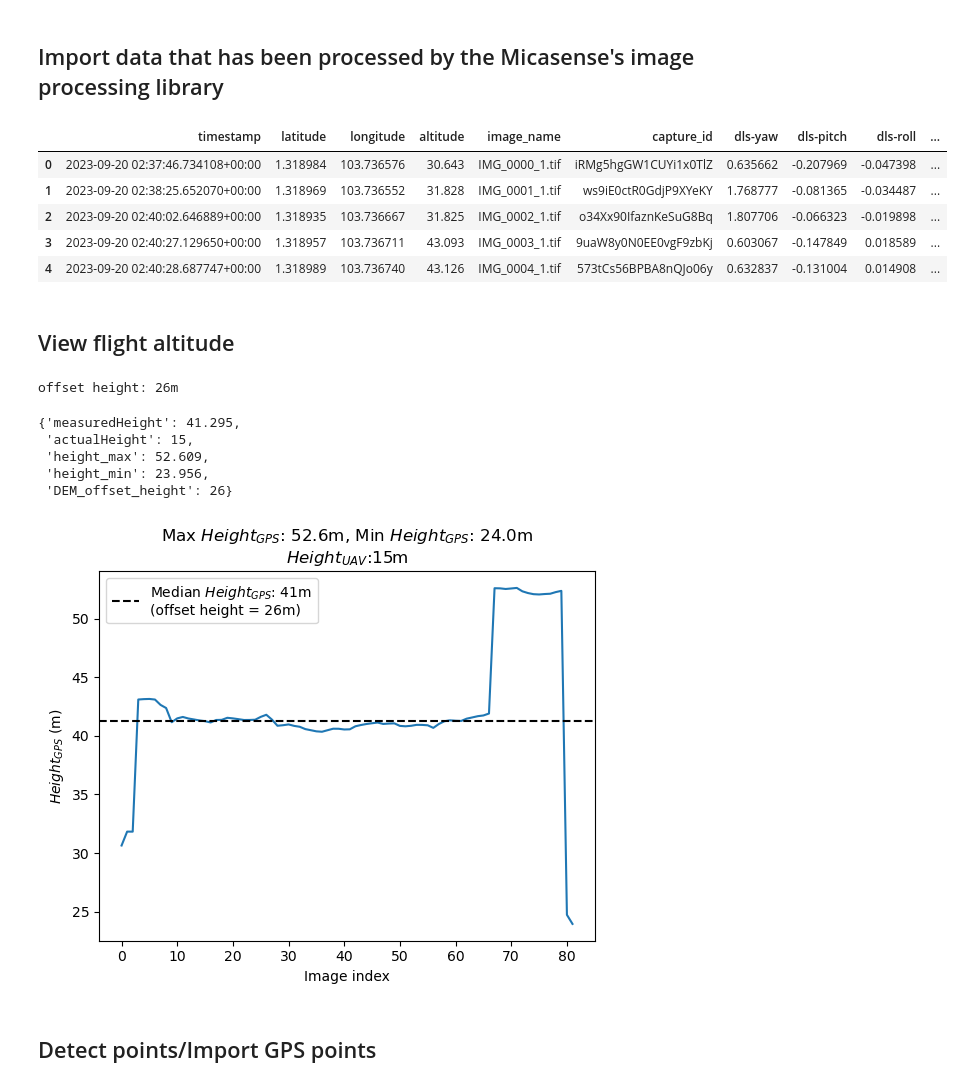
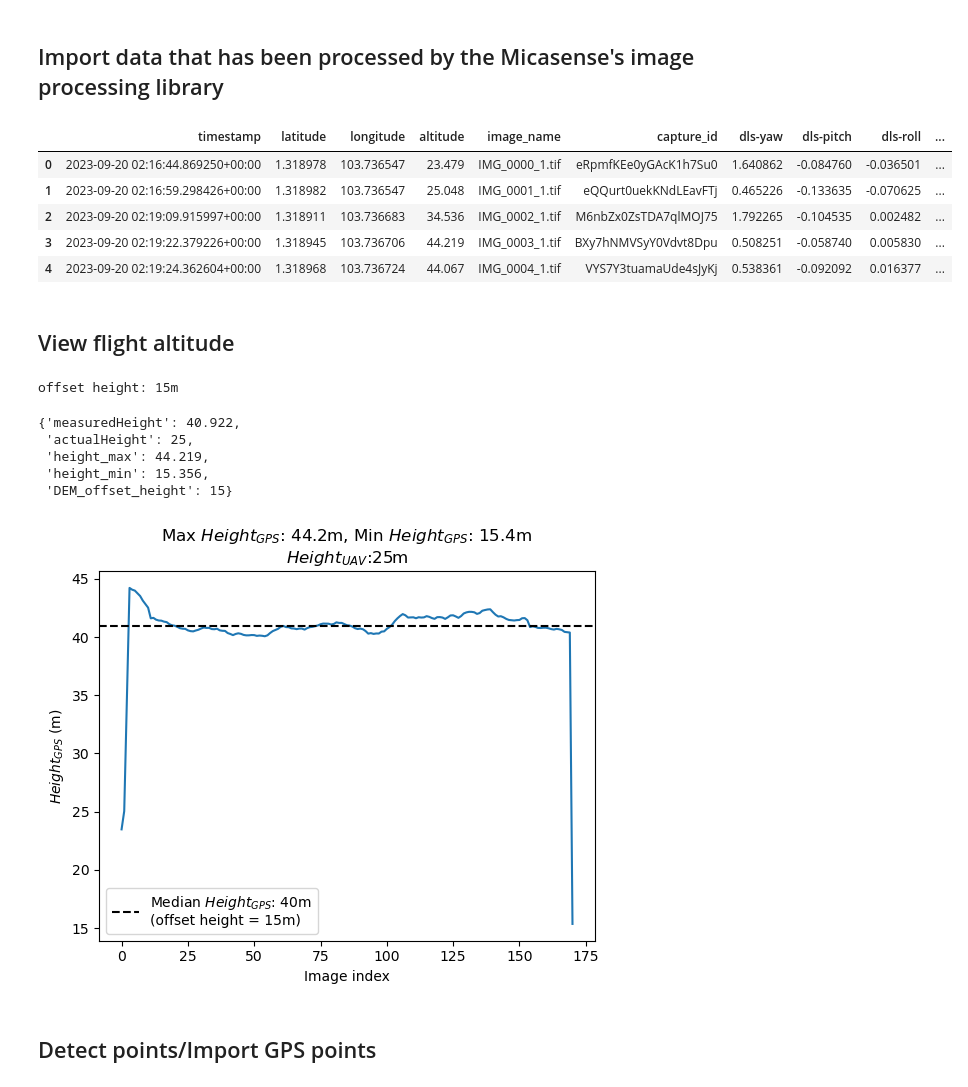
Before and after one commit to pakhuiying/micasense_georeferencing, a Jupyter notebook: interpolateCoordinateCorrection.ipynb, the cells around one changed output. Cells and saved outputs as stored; diff of their text form; code cells hidden in the pictures.

```diff
--- a/interpolateCoordinateCorrection.ipynb
+++ b/interpolateCoordinateCorrection.ipynb
@@ -30,19 +30,19 @@ import algorithms.georeferencing as georeferencing
 # %% [markdown]
 ## Import data that has been processed by the Micasense's image processing library
 # %%
-imagePath = r"D:\EPMC_flight\pandanRes\00angle_15H_50overlap"
+imagePath = r"D:\EPMC_flight\pandanRes\00angle_25H_80overlap"
 rawImagePath = os.path.join(imagePath,'RawImg') # We created a new folder called RawImg to store all the raw images here
 flightAttributesPath = os.path.join(imagePath,'flight_attributes','flight_attributes.csv')
 if os.path.exists(flightAttributesPath):
     log = pd.read_csv(flightAttributesPath)
 log.head()
 # %% [output]
 |  | timestamp | latitude | longitude | altitude | image_name | capture_id | dls-yaw | dls-pitch | dls-roll | ... |
-| 0 | 2023-09-20 02:37:46.734108+00:00 | 1.318984 | 103.736576 | 30.643 | IMG_0000_1.tif | iRMg5hgGW1CUYi1x0TlZ | 0.635662 | -0.207969 | -0.047398 | ... |
-| 1 | 2023-09-20 02:38:25.652070+00:00 | 1.318969 | 103.736552 | 31.828 | IMG_0001_1.tif | ws9iE0ctR0GdjP9XYeKY | 1.768777 | -0.081365 | -0.034487 | ... |
-| 2 | 2023-09-20 02:40:02.646889+00:00 | 1.318935 | 103.736667 | 31.825 | IMG_0002_1.tif | o34Xx90IfaznKeSuG8Bq | 1.807706 | -0.066323 | -0.019898 | ... |
-| 3 | 2023-09-20 02:40:27.129650+00:00 | 1.318957 | 103.736711 | 43.093 | IMG_0003_1.tif | 9uaW8y0N0EE0vgF9zbKj | 0.603067 | -0.147849 | 0.018589 | ... |
-| 4 | 2023-09-20 02:40:28.687747+00:00 | 1.318989 | 103.736740 | 43.126 | IMG_0004_1.tif | 573tCs56BPBA8nQJo06y | 0.632837 | -0.131004 | 0.014908 | ... |
+| 0 | 2023-09-20 02:16:44.869250+00:00 | 1.318978 | 103.736547 | 23.479 | IMG_0000_1.tif | eRpmfKEe0yGAcK1h7Su0 | 1.640862 | -0.084760 | -0.036501 | ... |
+| 1 | 2023-09-20 02:16:59.298426+00:00 | 1.318982 | 103.736547 | 25.048 | IMG_0001_1.tif | eQQurt0uekKNdLEavFTj | 0.465226 | -0.133635 | -0.070625 | ... |
+| 2 | 2023-09-20 02:19:09.915997+00:00 | 1.318911 | 103.736683 | 34.536 | IMG_0002_1.tif | M6nbZx0ZsTDA7qlMOJ75 | 1.792265 | -0.104535 | 0.002482 | ... |
+| 3 | 2023-09-20 02:19:22.379226+00:00 | 1.318945 | 103.736706 | 44.219 | IMG_0003_1.tif | BXy7hNMVSyY0Vdvt8Dpu | 0.508251 | -0.058740 | 0.005830 | ... |
+| 4 | 2023-09-20 02:19:24.362604+00:00 | 1.318968 | 103.736724 | 44.067 | IMG_0004_1.tif | VYS7Y3tuamaUde4sJyKj | 0.538361 | -0.092092 | 0.016377 | ... |
 # %% [markdown]
 ## View flight altitude
 # %%
@@ -51,12 +51,12 @@ log.head()
 height_dict = FlightAttributes.get_heights(imagePath,log)
 height_dict
 # %% [output]
-offset height: 26m
+offset height: 15m
-{'measuredHeight': 41.295,
- 'actualHeight': 15,
- 'height_max': 52.609,
- 'height_min': 23.956,
- 'DEM_offset_height': 26}
+{'measuredHeight': 40.922,
+ 'actualHeight': 25,
+ 'height_max': 44.219,
+ 'height_min': 15.356,
+ 'DEM_offset_height': 15}
 # %%
 plt.figure()
 plt.plot(log.index.to_list(),log['altitude'])
@@ -78,7 +78,7 @@ plt.savefig(fname)
 
 plt.show()
 # %% [output]
-[figure, old version]
+[figure, new version]
 # %% [markdown]
 ## Detect points/Import GPS points
 # %%
```
Also changed, not shown: parts of 2 cells of this notebook, 4 other files.
